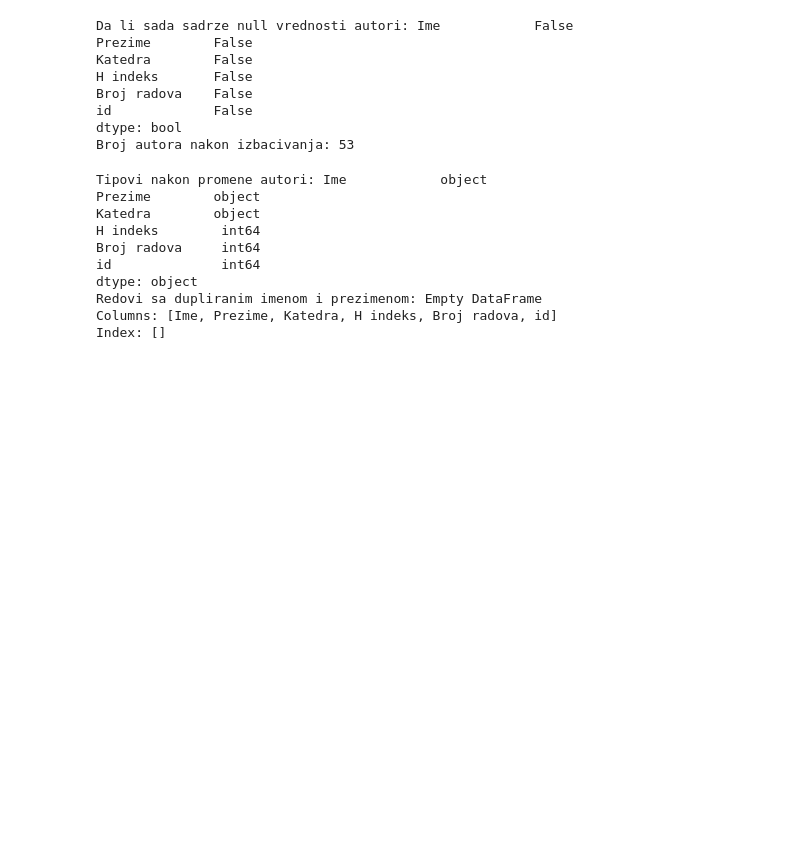
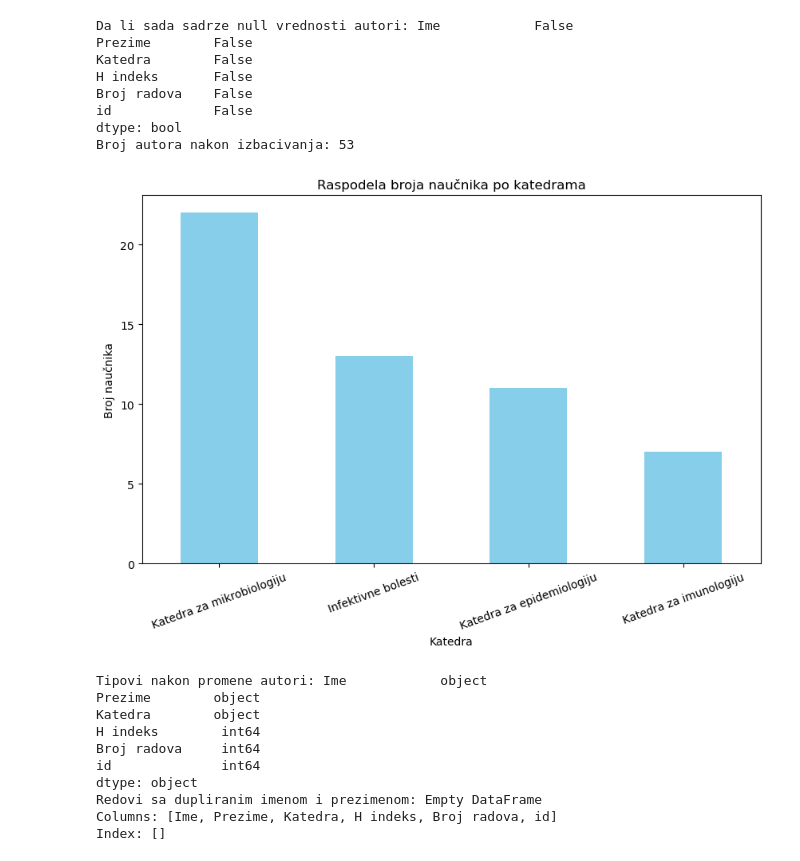
Before and after one commit to andrijanamikovic/Analiza-naucne-produkcije, a Jupyter notebook: Data_cleaning.ipynb, the cells around one changed output. Saved outputs shown, nothing was run; the diff lists cells and outputs as text; code cells hidden in the pictures; blank space fills up the shorter version.

```diff
--- a/Data_cleaning.ipynb
+++ b/Data_cleaning.ipynb
@@ -64,6 +66,18 @@ Broj radova    False
 id             False
 dtype: bool
 Broj autora nakon izbacivanja: 53
+# %%
+katedra_counts = autori['Katedra'].value_counts()
+plt.figure(figsize=(10, 6))
+katedra_counts.plot(kind='bar', color='skyblue')
+plt.title('Raspodela broja naučnika po katedrama')
+plt.xlabel('Katedra')
+plt.ylabel('Broj naučnika')
+plt.xticks(rotation=20)  # Rotate x labels for better readability
+plt.savefig('katedra_distribution.png', bbox_inches='tight')
+plt.show()
+# %% [output]
+[figure, added]
 # %%
 print(f'Tipovi nakon promene autori: {autori.dtypes}')
 # provera da li su ime i prezime jedinstveni kao celina
```
Also changed, not shown: parts of 11 cells of this notebook, 22 other files.
